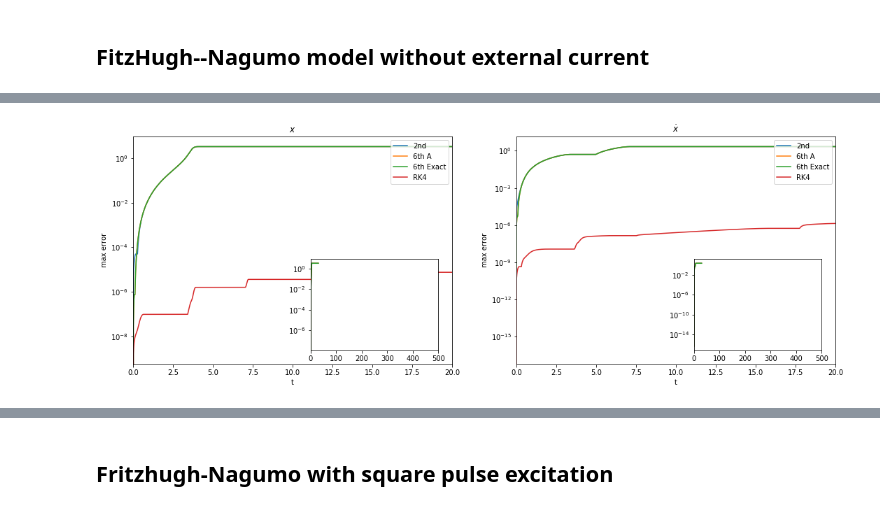
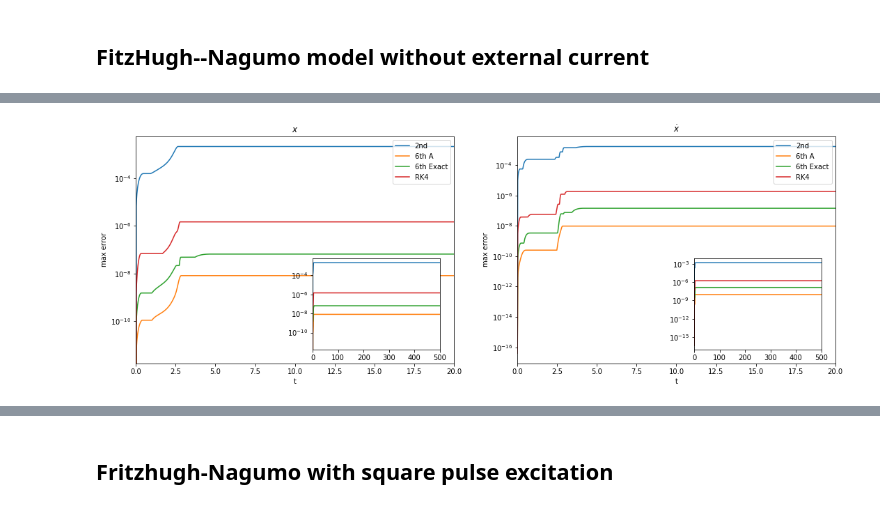
Before and after one commit to fzadra/VanDerPolContact, a Jupyter notebook: FitzHugh-Nagumo models.ipynb, the cells around one changed output, grey strips where cells are left out. Cells and saved outputs as stored; diff of their text form; code cells hidden in the pictures.

```diff
--- a/FitzHugh-Nagumo models.ipynb
+++ b/FitzHugh-Nagumo models.ipynb
@@ -66,26 +41,27 @@ def _rk4(derivs, y0, t):
 # %% [markdown]
 ## FitzHugh--Nagumo model without external current
 # %%
+tspan = np.arange(0, 500, 0.02)
+
 a,b,c=0.7,0.8,3
 x0,y0=-0.650,0
-
-def ivp_neu(z=lambda _:0.0):
-    return lambda y, t, a, b, c: [
-        c*(y[0] + y[1] - (1.0/3.0)*(y[0]**3) + z(t)),
-        -(1/c)*(y[0] + a - b*y[1])
-    ]
 
 y_init, params = [x0, y0], (a,b,c)
 
 frinag=lm.FitzHughNagumo(a,b,c, forcing=lambda _: 0, dforcing=lambda _: 0)
-q0,p0,s0=x0, 0, frinag.xytos(x0,y0)
+q0,p0,s0=x0,0,frinag.xytos(x0,y0)
+y_w_init = [x0, s0]
 # %%
-tspan = np.arange(0, 30, 0.02)
-
 sol, sols, _ = ic.integrate(li.step1, frinag, tspan, p0, q0, s0)
 solm, solms, _ = ic.integrate(step6, frinag, tspan, p0, q0, s0)
 sol1, sol1s, _ = ic.integrate(step6e, frinag, tspan, p0, q0, s0)
 # %%
-y_odeint, info = si.odeint(ivp_neu(), y_init, tspan, params, rtol=1e-13, atol=1e-15, full_output=True)
+fix_ivp_fhn = ivp_fhn(a,b,c,z=lambda _: 0)
+fix_ivp_w = ivp_w(a,b,c,z=lambda _: 0, dz=lambda _: 0)
+
+y_odeint, info = si.odeint(fix_ivp_fhn, y_init, tspan, rtol=1e-13, atol=1e-15, full_output=True)
 print("Number of function evaluations: %d, number of Jacobian evaluations: %d" % (info['nfe'][-1], info['nje'][-1]))
+
+y_odeint_w, info = si.odeint(fix_ivp_w, y_w_init, tspan, rtol=1e-13, atol=1e-15, full_output=True)
+print("Number of function evaluations: %d, number of Jacobian evaluations: %d" % (info['nfe'][-1], info['nje'][-1]))
 # %% [output]
@@ -101,0 +70,5 @@ plt.plot(srk[:,0], srk[:,1],'.',markersize=1)
+# %%
+derivs = lambda t, y: fix_ivp_fhn(y,t)
+derivs_w = lambda t, y: fix_ivp_w(y,t)
+srk = rk4(derivs, y_init, tspan)
+srk_w = rk4(derivs_w, y_w_init, tspan)
@@ -182,7 +210,7 @@ ax.plot(tspan,
 ax.plot(tspan,
          err(sol1[:,1],y_odeint[:,0]),label="6th Exact")
 ax.plot(tspan,
-        err(srk[:,0],y_odeint[:,0]),label="RK4")
+        err(srk_w[:,0],y_odeint[:,0]),label="RK4")
 ax.set_yscale('log')
 ax.set_xlim(0,20)
 ax.legend(loc='upper right')
@@ -194,35 +222,39 @@ axins.plot(tspan,
          err(solm[:,1],y_odeint[:,0]),markersize=1,label="6th A")
 axins.plot(tspan,
          err(sol1[:,1],y_odeint[:,0]),markersize=1,label="6th Exact")
+axins.plot(tspan,
+        err(srk_w[:,0],y_odeint[:,0]),label="RK4")
 axins.set_yscale('log')
 axins.set_xlim(0,500)
 
 ax = fig.add_subplot("122")
 ax.title.set_text("$\dot{x}$")
 ax.set_xlabel("t")
 ax.set_ylabel("max error")
 ax.plot(tspan,
          err(frinag.qstoy(sol[:,1],sols),y_odeint[:,1]),label="2nd")
 ax.plot(tspan,
          err(frinag.qstoy(solm[:,1],solms),y_odeint[:,1]),label="6th A")
 ax.plot(tspan,
          err(frinag.qstoy(sol1[:,1],sol1s),y_odeint[:,1]),label="6th Exact")
 ax.plot(tspan,
-        err(srk[:,1],y_odeint[:,1]),label="RK4")
+        err(frinag.qstoy(srk_w[:,0],srk_w[:,1]),y_odeint[:,1]),label="RK4")
 ax.set_yscale('log')
 ax.set_xlim(0,20)
 ax.legend(loc='upper right')
 
 axins = inset_axes(ax, width="40%", height="40%", loc=4, borderpad = 2)
 axins.plot(tspan,
          err(frinag.qstoy(sol[:,1],sols),y_odeint[:,1]),markersize=1,label="2nd")
 axins.plot(tspan,
          err(frinag.qstoy(solm[:,1],solms),y_odeint[:,1]),markersize=1,label="6th A")
 axins.plot(tspan,
          err(frinag.qstoy(sol1[:,1],sol1s),y_odeint[:,1]),markersize=1,label="6th Exact")
+axins.plot(tspan,
+        err(frinag.qstoy(srk_w[:,0],srk_w[:,1]),y_odeint[:,1]),label="RK4")
 axins.set_yscale('log')
 axins.set_xlim(0,500)
 
 plt.show()
 # %% [output]
-[figure, old version]
+[figure, new version]
```
Also changed, not shown: parts of 28 cells of this notebook, 2 other files.
